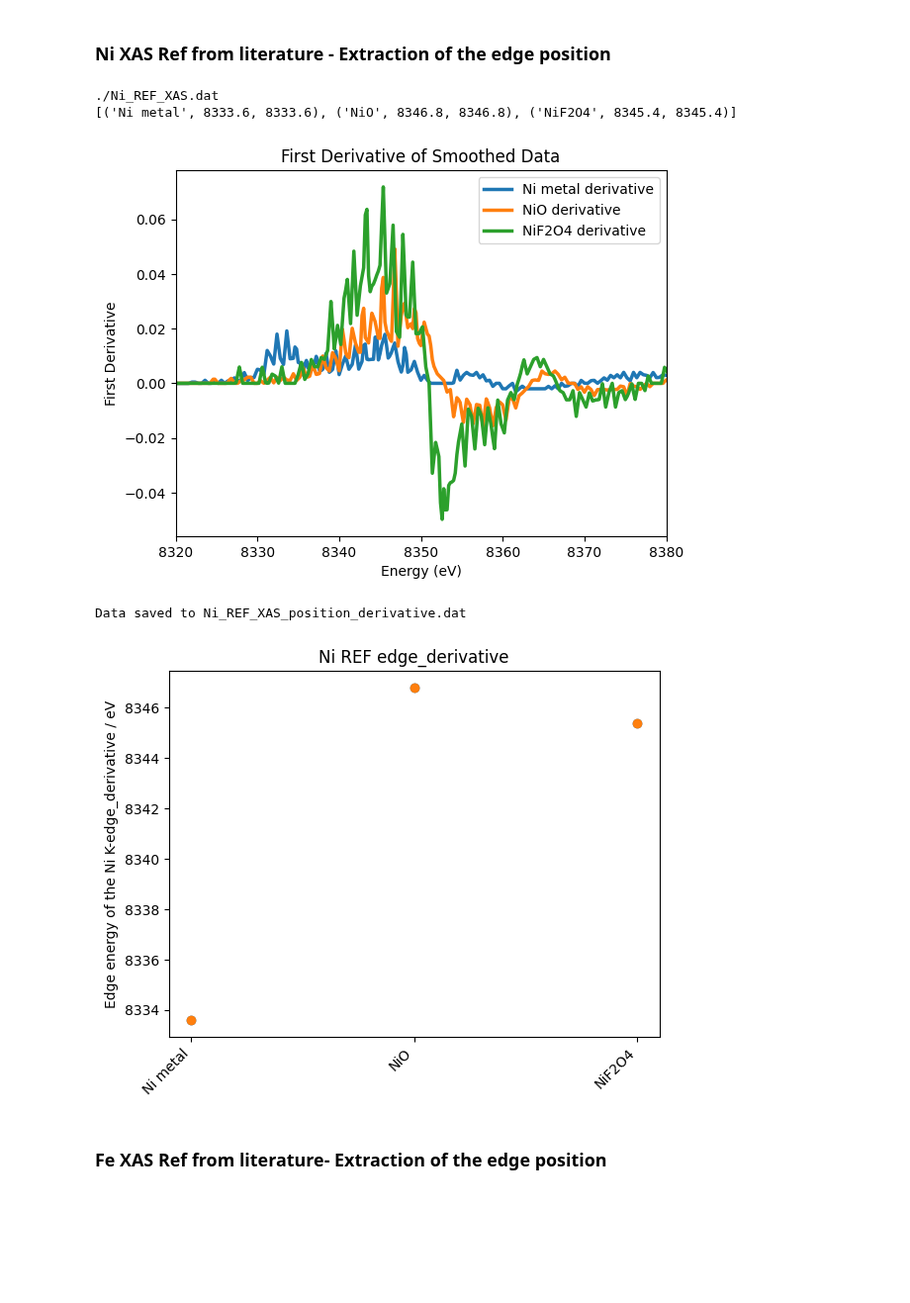
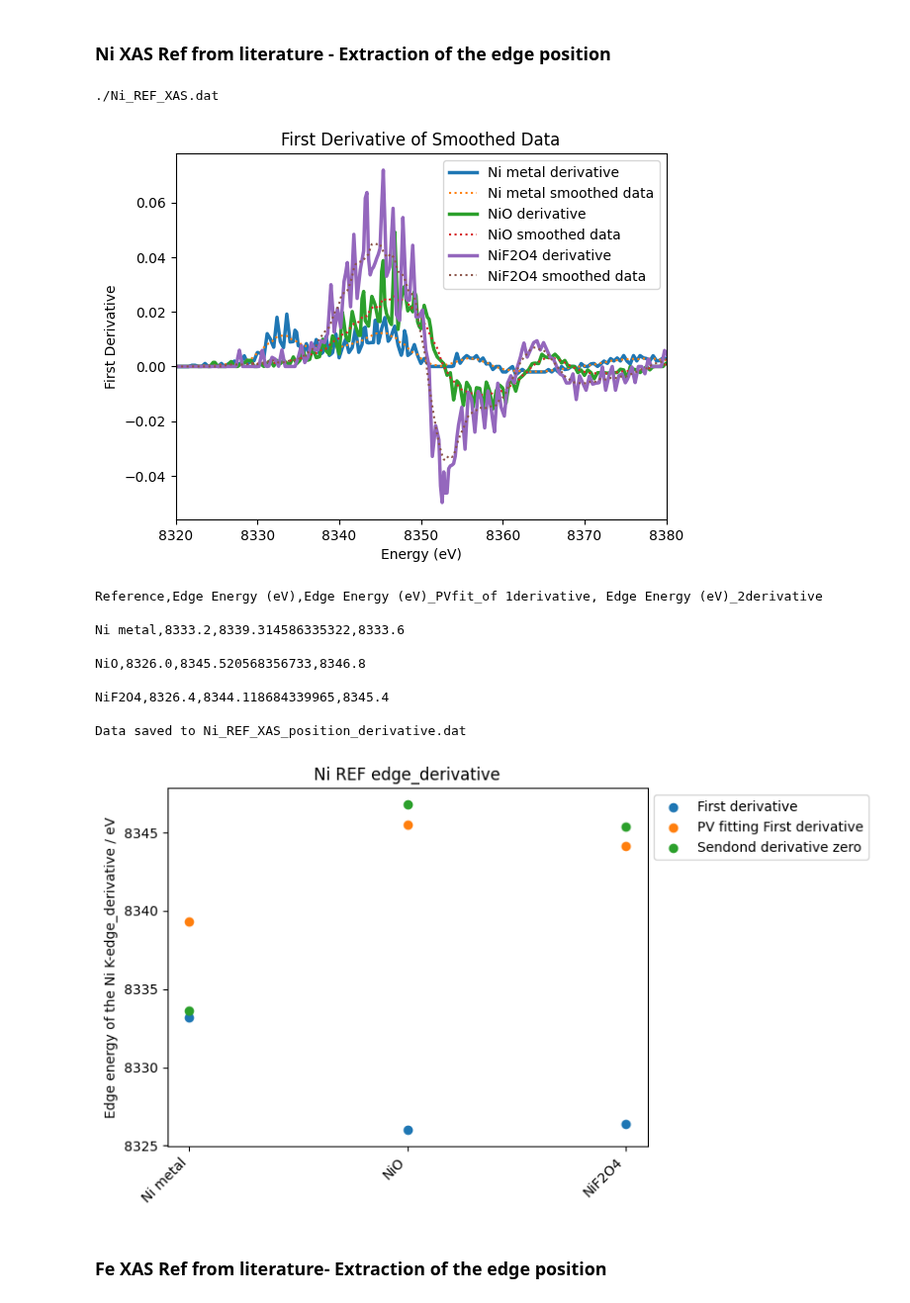
Before and after one commit to raulgarciadiez/myspot_2024_07, a Jupyter notebook: S7-NiFe-6Sm/Analysis.ipynb, the cells around one changed output. Shown at 99% size. Drawn from its saved outputs; the diff is of its cells as text; code cells hidden in the pictures; blank space fills up the shorter version.

```diff
--- a/S7-NiFe-6Sm/Analysis.ipynb
+++ b/S7-NiFe-6Sm/Analysis.ipynb
@@ -78,12 +221,18 @@ def find_edge_position_fit(energy, intensity, monoE_min, monoE_max, smooth):
 # %%
 search_string = "Ni_REF_XAS.dat"
 
-monoE_min = 8323
+monoE_min = 8325
 monoE_max = 8352
-#monoE_max_metal = 8335
-smooth = "no"
 
+#edge = 8333
+#smooth = "no"
 # Ni K-edge is at 8.33 KeV
+
+#Smoothing parameter needed
+# smoothing_window: controls the number of points used to fit each polynomial.
+# !should always be an odd number
+# polyorder: defines the degree of the polynomial used
+smoothing_window, polyorder = 17, 1
 
 # Walk through the current directory and subdirectories
 for root, dirs, files in os.walk("."):
@@ -99,6 +248,7 @@ norm = mcolors.Normalize(vmin=0, vmax=(result_df.shape[1]-1) / 2)
 
 energ_calib_Ni_REF_XAS_list = []
 
+first_derivative_list = []  # To store the first derivatives of all curves
 
 if 'Energy' in result_df.columns:
     # Get a list of columns excluding 'Energy'
@@ -106,68 +256,88 @@ if 'Energy' in result_df.columns:
 
     for column in columns_to_process:
         for idx, value in enumerate(result_df[column]):
-            edge_position = find_edge_position(result_df['Energy'].values, result_df[column].values, monoE_min, monoE_max, smooth)
-            edge_position_fit = find_edge_position_fit(result_df['Energy'].values, result_df[column].values, monoE_min, monoE_max, smooth)
+            edge_position = find_edge_position(result_df['Energy'].values, result_df[column].values, monoE_min, monoE_max, smoothing_window, polyorder)
+
+            ## Fitting the first derivative to obtain the maximum position of the PV curve
+            edge_position_fit, fit_curve = find_edge_position_PVfit(result_df['Energy'].values, result_df[column].values, monoE_min, monoE_max, smoothing_window, polyorder)
+
+            ## Calculate with the second derivative
+            edge_position_2nd_derivative, second_derivative = find_edge_position_second_derivative(result_df['Energy'].values, result_df[column].values, monoE_min, monoE_max, smoothing_window, polyorder)
+
             color = cmap(norm(idx//2))  # Use the same color for pairs
 
             x = result_df['Energy']
             result_df["I"] = result_df[column]
             y = -0.0*idx + (result_df["I"])
 
+        # Apply Savitzky-Golay filter to smooth the data
+        smoothed_data = savgol_filter(result_df["I"], smoothing_window, polyorder)
 
-        # Apply Savitzky-Golay filter to smooth the data
-        smoothed_data = savgol_filter(result_df["I"], window_length=4, polyorder=3)
-        # Compute the first derivative of the smoothed data
-        #first_derivative = np.gradient(smoothed_data)
-        first_derivative_2 = np.gradient(result_df["I"])
+        # Compute the first derivative of data and the smoothed data
+        first_derivative_data = np.gradient(result_df["I"])
+        first_derivative_smooth = np.gradient(smoothed_data)
 
         # Plot the first derivative
-        plt.plot(x, first_derivative_2, label=f'{column} derivative', linewidth=2.5 )
-        #plt.plot(x, first_derivative, first_derivative_2, label=f'{column} derivative', linewidth=2.5 )
+        plt.plot(x, first_derivative_data, label=f'{column} derivative', linewidth=2.5 )
+        plt.plot(x, first_derivative_smooth, label=f'{column} smoothed data', linestyle='dotted', linewidth=1.5 )
+        #plt.plot(x, fit_curve, label=f'{column} fitted derivative', linestyle= 'dashdot', linewidth=1.5 )
+        #plt.plot(x, second_derivative, label=f'{column} Second derivative', linestyle= ':', linewidth=1.5 )
 
-        energ_calib_Ni_REF_XAS_list.append((column,float(edge_position), float(edge_position_fit)))
-print(energ_calib_Ni_REF_XAS_list)
+        energ_calib_Ni_REF_XAS_list.append((column, float(edge_position), float(edge_position_fit), float(edge_position_2nd_derivative)))
+        #energ_calib_Ni_REF_XAS_list.append((column,float(edge_position)))#, float(edge_position_fit)))
 
+#print(energ_calib_Ni_REF_XAS_list)
 plt.xlabel('Energy (eV)')
 plt.ylabel('First Derivative')
 plt.title('First Derivative of Smoothed Data')
 plt.legend()
 plt.xlim(8320,8380)
 plt.show()
 
-
 #Save the edge data in a new file
 filename = "Ni_REF_XAS_position_derivative.dat"  #'sample_data.dat'
 
 # Open the file in write mode
 with open(filename, 'w') as file:
     # Write the header
-    file.write('Reference,Edge Energy (eV),Edge Energy (eV)_fit\n')
+    file.write('Reference,Edge Energy (eV),Edge Energy (eV)_PVfit_of 1derivative, Edge Energy (eV)_2derivative \n')
+    print(f'Reference,Edge Energy (eV),Edge Energy (eV)_PVfit_of 1derivative, Edge Energy (eV)_2derivative \n')
     # Write each tuple in the data
-    for condition, energy, energy_fit in energ_calib_Ni_REF_XAS_list:
-        file.write(f'{condition},{energy},{energy_fit}\n')
+    for condition, energy, energy_fit, energy2_derivative in energ_calib_Ni_REF_XAS_list:
+        file.write(f'{condition},{energy},{energy_fit},{energy2_derivative} \n')
+        print(f'{condition},{energy},{energy_fit},{energy2_derivative} \n')
 
 print(f'Data saved to {filename}')
 
+
 # Extract x and y values
 x_labels = [item[0] for item in energ_calib_Ni_REF_XAS_list]
-y_values = [item[1] for item in energ_calib_Ni_REF_XAS_list]
-y2_values = [item[2] for item in energ_calib_Ni_REF_XAS_list]
+y_1_derivative = [item[1] for item in energ_calib_Ni_REF_XAS_list]
+y2_fit_1_derivative = [item[2] for item in energ_calib_Ni_REF_XAS_list]
+y3_2_derivative = [item[3] for item in energ_calib_Ni_REF_XAS_list]
 
 # Create a scatter plot
-plt.scatter(x_labels, y_values)
-plt.scatter(x_labels, y2_values)
+plt.scatter(x_labels, y_1_derivative, label = "First derivative")
+plt.scatter(x_labels, y2_fit_1_derivative, label = "PV fitting First derivative")
+plt.scatter(x_labels, y3_2_derivative, label = "Sendond derivative zero")
 plt.xticks(rotation=45, ha='right')
 plt.ylabel ("Edge energy of the Ni K-edge_derivative / eV")
-#plt.legend(loc='upper left', bbox_to_anchor=(1, 1))
+plt.legend(loc='upper left', bbox_to_anchor=(1, 1))
 plt.title("Ni REF edge_derivative")
 plt.savefig('Ni_REF_XAS_edge_derivative.png')
 # %% [output]
 ./Ni_REF_XAS.dat
-[('Ni metal', 8333.6, 8333.6), ('NiO', 8346.8, 8346.8), ('NiF2O4', 8345.4, 8345.4)]
-[figure, old version]
+[figure, new version]
+Reference,Edge Energy (eV),Edge Energy (eV)_PVfit_of 1derivative, Edge Energy (eV)_2derivative
+
+Ni metal,8333.2,8339.314586335322,8333.6
+
+NiO,8326.0,8345.520568356733,8346.8
+
+NiF2O4,8326.4,8344.118684339965,8345.4
+
 Data saved to Ni_REF_XAS_position_derivative.dat
-[figure, old version]
+[figure, new version]
 # %% [markdown]
 ### Fe XAS Ref from literature- Extraction of the edge position
 # %%
```
Also changed, not shown: parts of 1 cell of this notebook, 2 other files.
